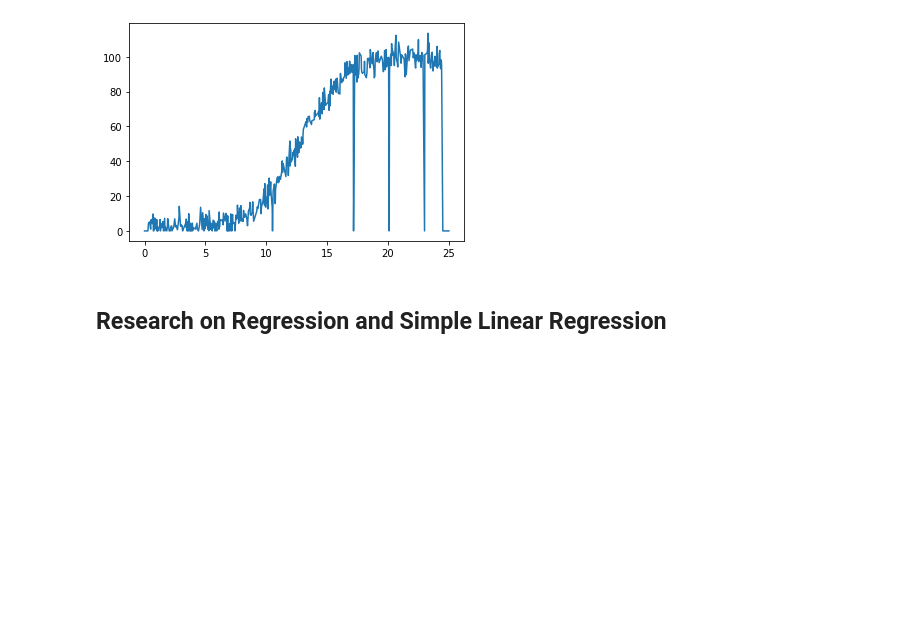
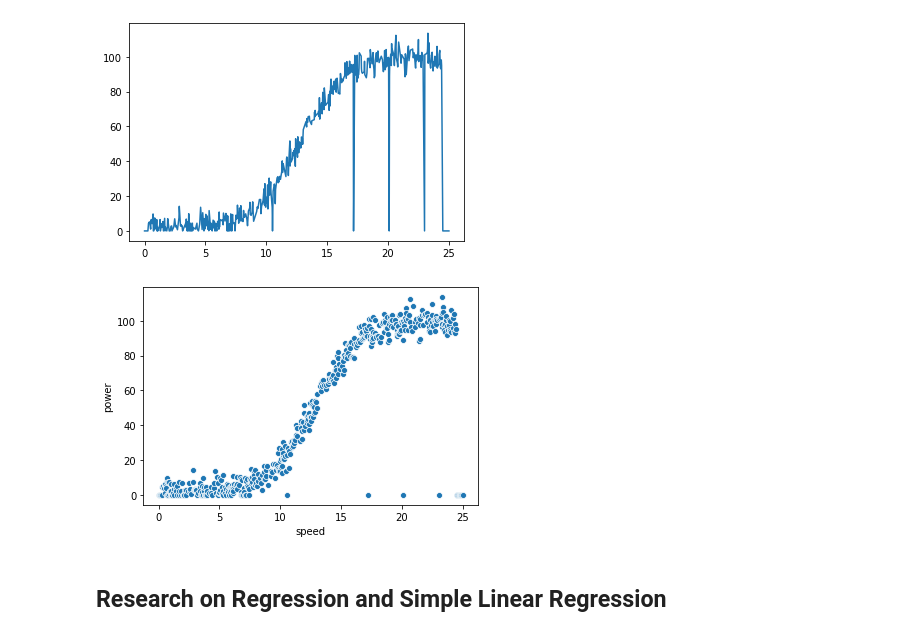
Before and after one commit to brendantipp/sem2_fun_data_analysis_project, a Jupyter notebook: linear_regression.ipynb, the cells around one changed output. Saved outputs shown, nothing was run; the diff lists cells and outputs as text; code cells hidden in the pictures; blank space fills up the shorter version.

```diff
--- a/linear_regression.ipynb
+++ b/linear_regression.ipynb
@@ -38,6 +39,10 @@ p = df["power"]
 plt.plot(x,y);
 # %% [output]
 [figure]
+# %%
+sns.scatterplot(data=df, x = "speed", y = "power");
+# %% [output]
+[figure, added]
 # %% [markdown]
 ## Research on Regression and Simple Linear Regression
 # %% [markdown]
```
Also changed, not shown: parts of 9 cells of this notebook.
